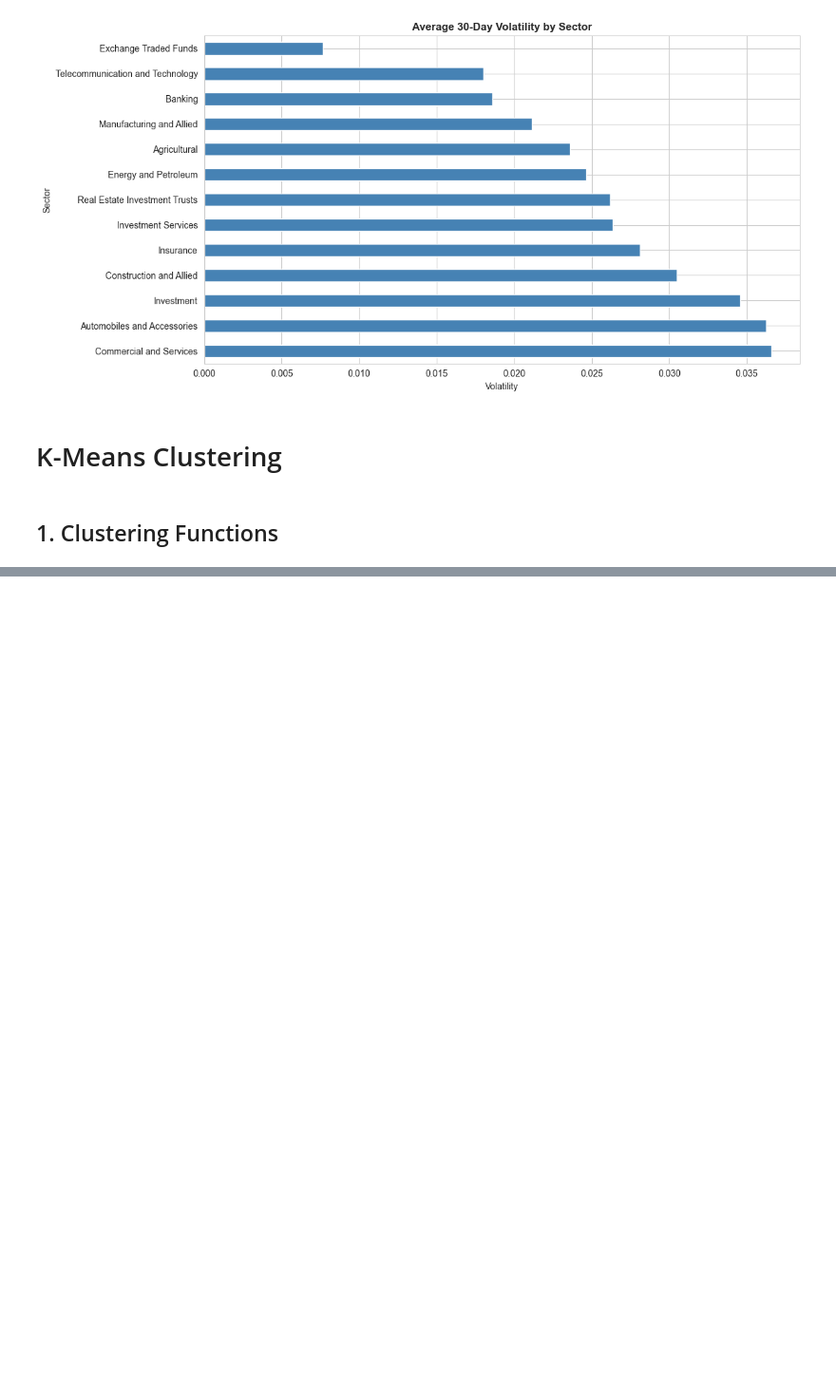
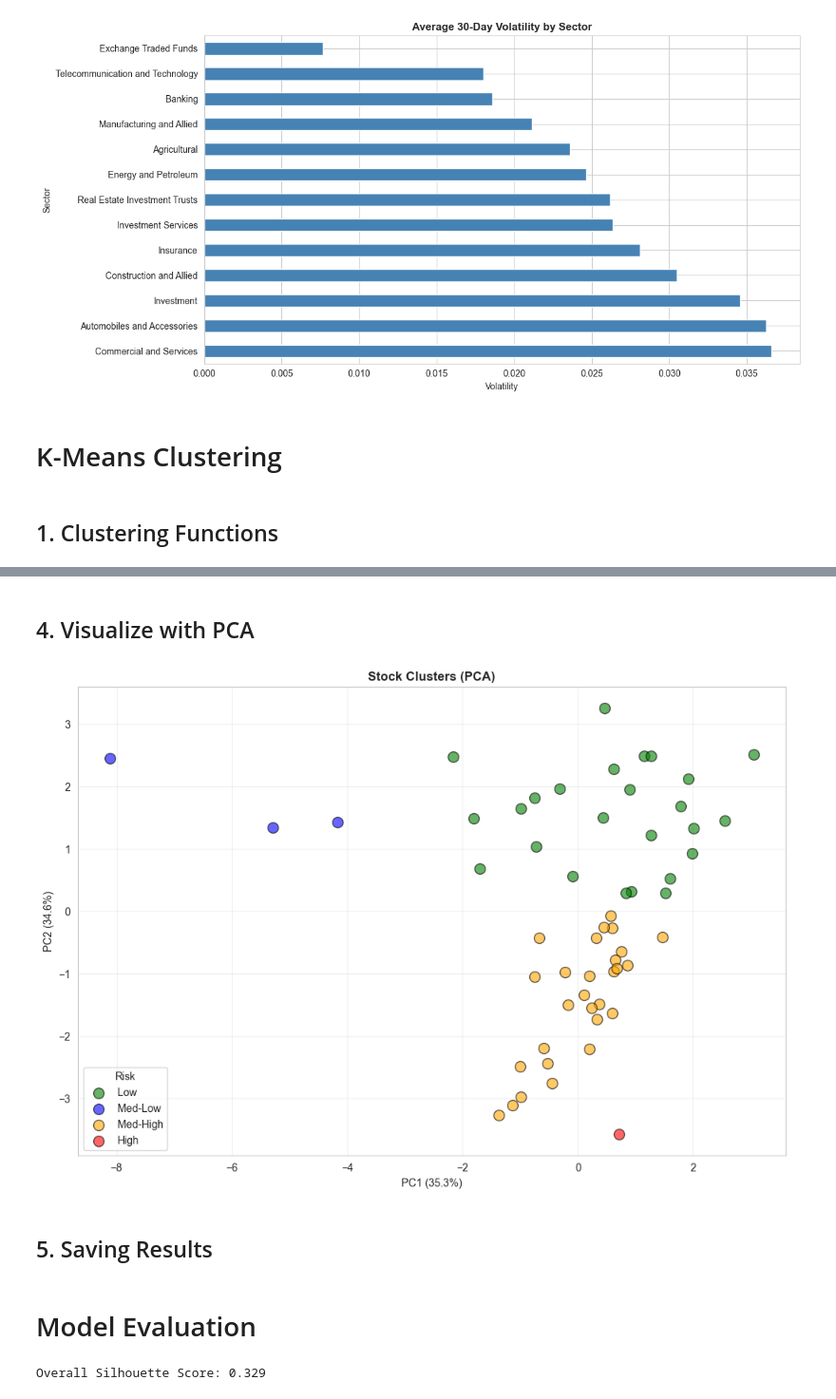
Before and after one commit to lorenaterah/NSE_Stock_Market_Segmentation, a Jupyter notebook: Notebooks/Steve.ipynb, the cells around one changed output, grey strips where cells are left out. Shown at 95% size. Drawn from its saved outputs; the diff is of its cells as text; code cells hidden in the pictures; blank space fills up the shorter version.

```diff
--- a/Notebooks/Steve.ipynb
+++ b/Notebooks/Steve.ipynb
@@ -601,0 +719,6 @@ plt.show()
+# %%
+clusterer = StockClusterer(n_clusters=4, random_state=42)
+df_clustered = clusterer.fit_predict(df_features)
+
+print(f"\nCluster counts:")
+print(df_clustered['Cluster'].value_counts().sort_index())
@@ -601,0 +735,30 @@ plt.show()
+# %% [markdown]
+## 4. Visualize with PCA
+# %%
+from sklearn.decomposition import PCA
+
+X = df_clustered[feature_cols].fillna(0)
+X_scaled = clusterer.scaler.transform(X)
+
+pca = PCA(n_components=2)
+X_pca = pca.fit_transform(X_scaled)
+
+plt.figure(figsize=(12, 8))
+colors = ['green', 'blue', 'orange', 'red']
+labels = ['Low', 'Med-Low', 'Med-High', 'High']
+
+for cluster, color, label in zip(range(4), colors, labels):
+    mask = df_clustered['Cluster'] == cluster
+    plt.scatter(X_pca[mask, 0], X_pca[mask, 1],
+                c=color, label=label, alpha=0.6, s=100, edgecolors='black')
+
+plt.xlabel(f'PC1 ({pca.explained_variance_ratio_[0]:.1%})')
+plt.ylabel(f'PC2 ({pca.explained_variance_ratio_[1]:.1%})')
+plt.title('Stock Clusters (PCA)', fontweight='bold')
+plt.legend(title='Risk')
+plt.grid(True, alpha=0.3)
+plt.show()
+# %% [output]
+[figure, added]
+# %% [markdown]
+## 5. Saving Results
@@ -601,0 +767,11 @@ plt.show()
+# %% [markdown]
+# Model Evaluation
+# %%
+X_eval = df_clustered[feature_cols].fillna(0)
+X_scaled = clusterer.scaler.transform(X_eval)
+labels = df_clustered['Cluster']
+
+sil_score = silhouette_score(X_scaled, labels)
+print(f"Overall Silhouette Score: {sil_score:.3f}")
+# %% [output]
+Overall Silhouette Score: 0.329
```
Also changed, not shown: parts of 9 cells of this notebook, 1 other file.
